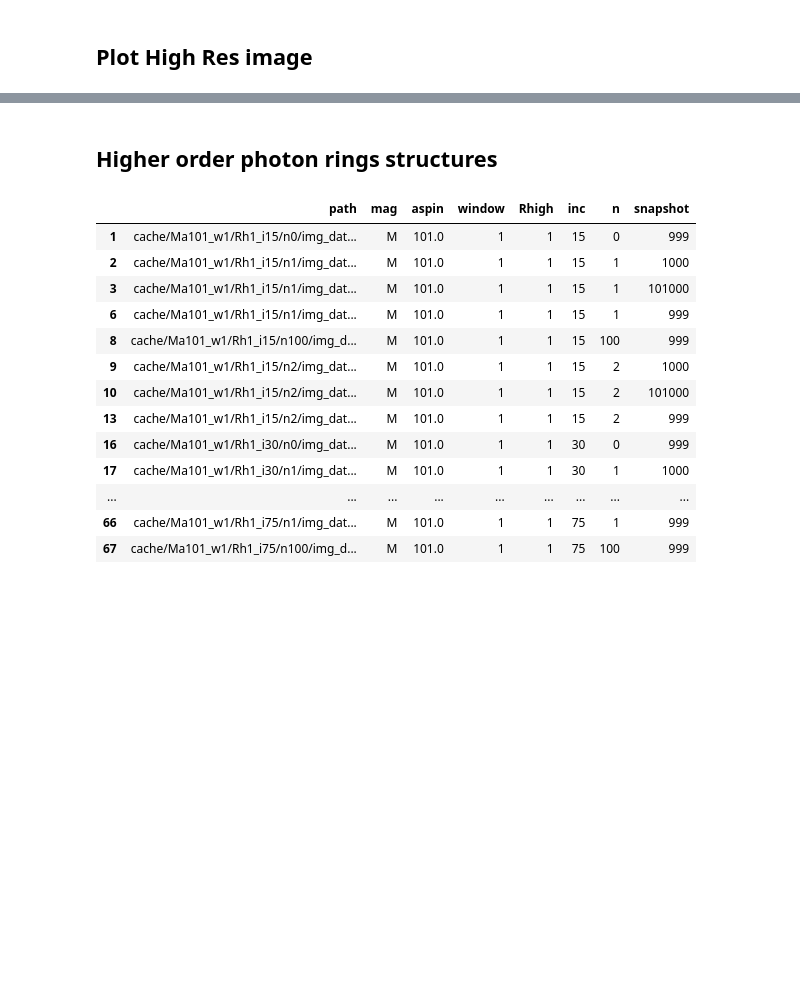
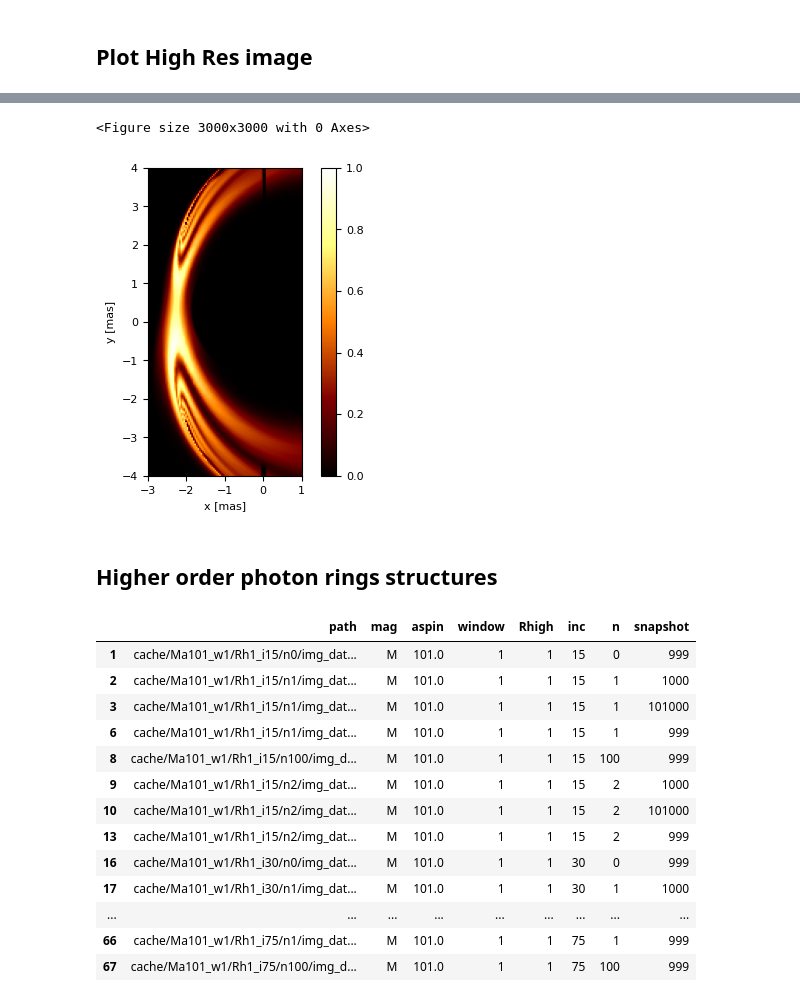
Before and after one commit to hina18201716/KNS_PR, a Jupyter notebook: testpy.ipynb, the cells around one changed output, grey strips where cells are left out. Saved outputs shown, nothing was run; the diff lists cells and outputs as text; code cells hidden in the pictures; blank space fills up the shorter version.

```diff
--- a/testpy.ipynb
+++ b/testpy.ipynb
@@ -91,3 +93,18 @@ KeyboardInterrupt:
+# %%
+plt.figure(figsize=(30,30),facecolor='w')
+fig, ax = plt.subplots(1,1,figsize=(5,4), sharex=True, sharey=True)
+figure = loadfigure(image_array, np.min(image_array), np.max(image_array), fig, ax, 20, 1, label="Stokes", cmap="afmhot")
+ax.set_xlabel(r"x [mas]")
+ax.set_ylabel(r"y [mas]")
+ax.set_xlim(-3, 1)
+ax.set_ylim(-4, 4)
+
+fig.colorbar(figure, ax=ax)
+fig.savefig(f"output/plot/HPRi60_zoom.jpg", dpi=1000)
+# fig.savefig(f"HPR.pdf")
+# %% [output]
+<Figure size 3000x3000 with 0 Axes>
+[figure, added]
 # %% [markdown]
 ## Higher order photon rings structures
 # %%
```
Also changed, not shown: parts of 6 cells of this notebook.
